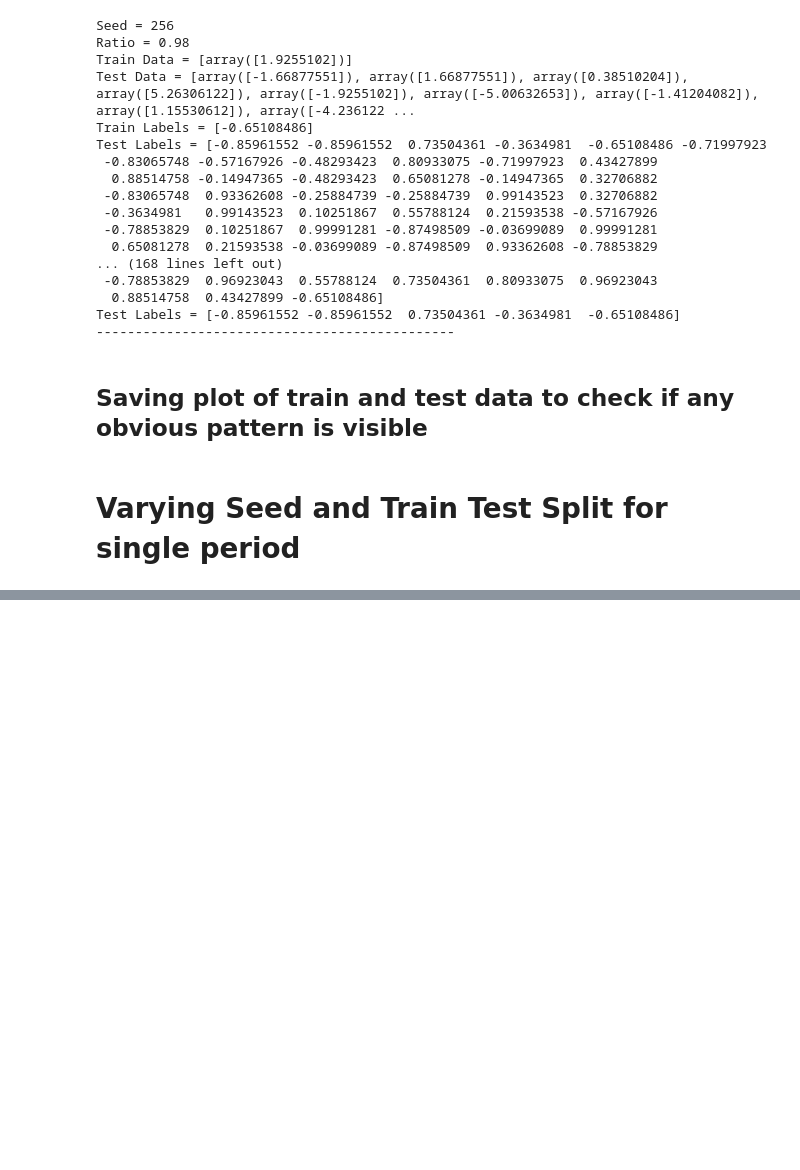
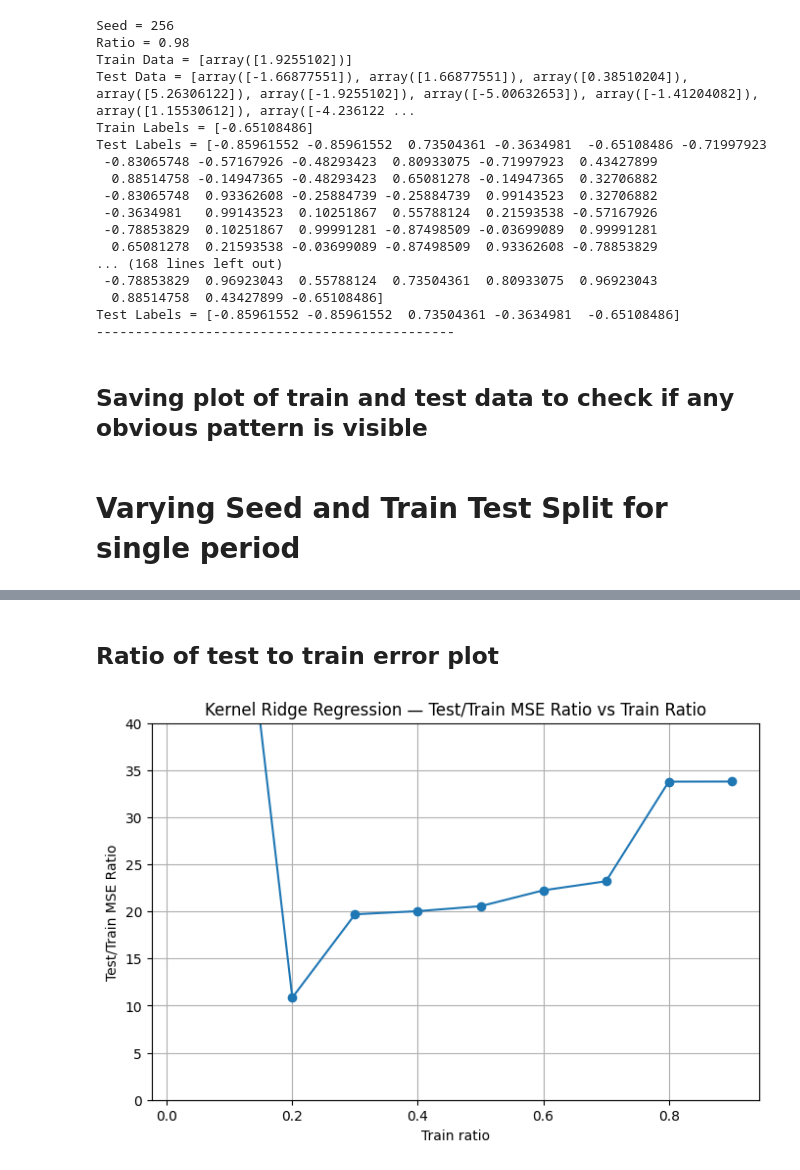
Before and after one commit to RaghavJuyal/Learning-of-Hamiltonian-Dynamics, a Jupyter notebook: Code/krr_Rz_dimx1_compare_train_test_split.ipynb, the cells around one changed output, grey strips where cells are left out. Drawn from its saved outputs; the diff is of its cells as text; code cells hidden in the pictures; blank space fills up the shorter version.

```diff
--- a/Code/krr_Rz_dimx1_compare_train_test_split.ipynb
+++ b/Code/krr_Rz_dimx1_compare_train_test_split.ipynb
@@ -1972,0 +2438,21 @@ for s_idx, seed in enumerate(tqdm(seeds, desc="Sweeping across seeds")):
+# %%
+
+# ---------------------------------------------------------
+# PER-RATIO SUMMARY STATISTICS (AVERAGED OVER SEEDS)
+# ---------------------------------------------------------
+print("\n==============================================")
+print("   PERFORMANCE SUMMARY (AVERAGED OVER SEEDS)")
+print("==============================================\n")
+
+ratio_vals = []
+for r_idx, ratio in enumerate(train_ratios):
+
+    avg_train_mse = mse_train_arr[:, r_idx].mean()
+    avg_test_mse  = mse_test_arr[:, r_idx].mean()
+    ratio_val = avg_test_mse / avg_train_mse if avg_train_mse > 0 else np.nan
+    ratio_vals.append(ratio_val)
+    print(f"Train Ratio = {ratio}")
+    print(f"  Avg Train MSE = {avg_train_mse:.6e}")
+    print(f"  Avg Test  MSE = {avg_test_mse:.6e}")
+    print(f"  Test/Train MSE Ratio = {ratio_val:.4e}")
+    print("----------------------------------------------")
@@ -1972,0 +2477,14 @@ for s_idx, seed in enumerate(tqdm(seeds, desc="Sweeping across seeds")):
+# %% [markdown]
+## Ratio of test to train error plot
+# %%
+plt.figure(figsize=(8,5))
+# plot ratio values vs train ratio
+plt.plot(train_ratios, ratio_vals, "o-")
+plt.xlabel("Train ratio")
+plt.ylabel("Test/Train MSE Ratio")
+plt.title("Kernel Ridge Regression — Test/Train MSE Ratio vs Train Ratio")
+plt.ylim(0,40)
+plt.grid(True)
+plt.show()
+# %% [output]
+[figure, added]
```
Also changed, not shown: parts of 28 cells of this notebook.
